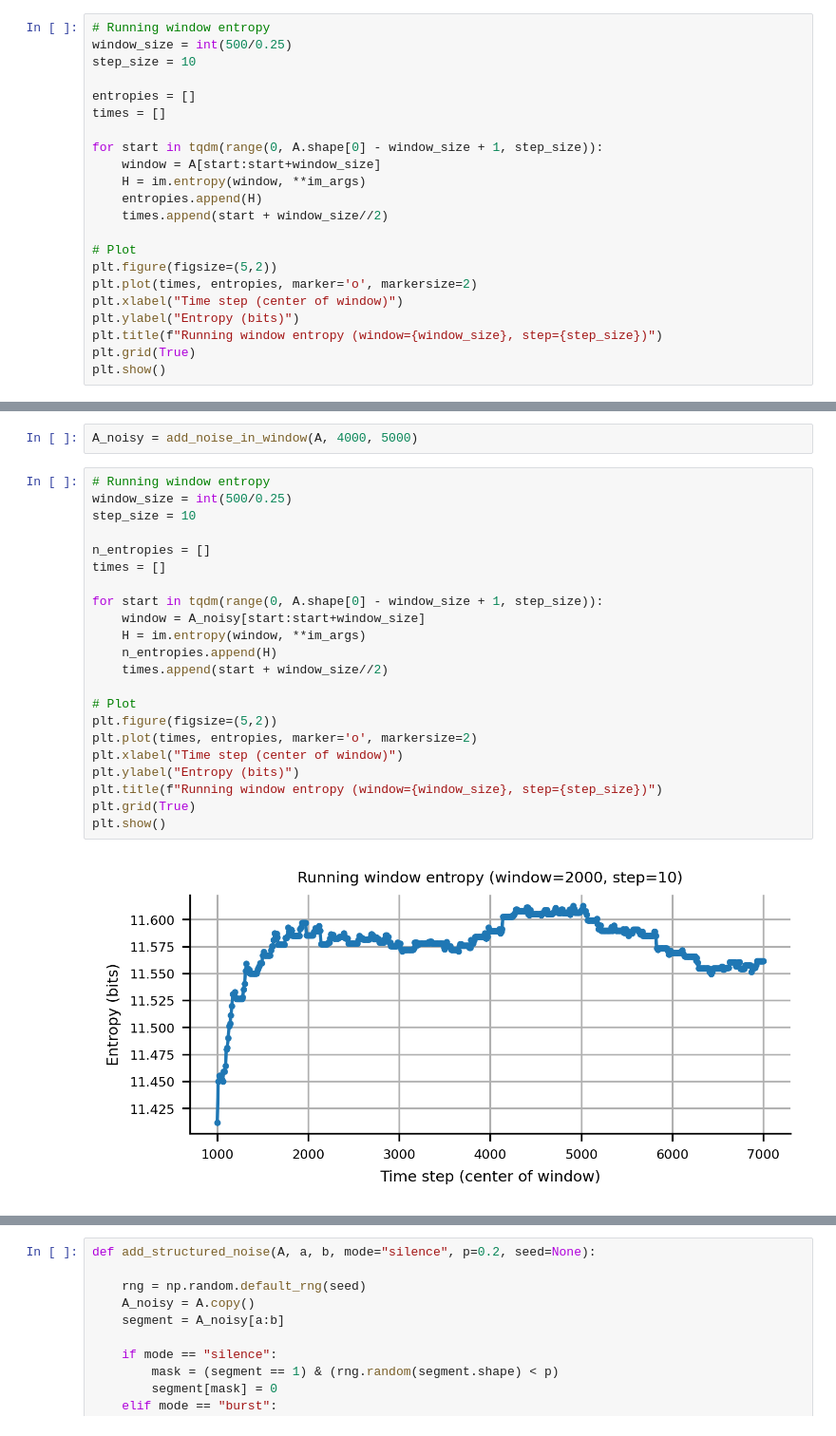
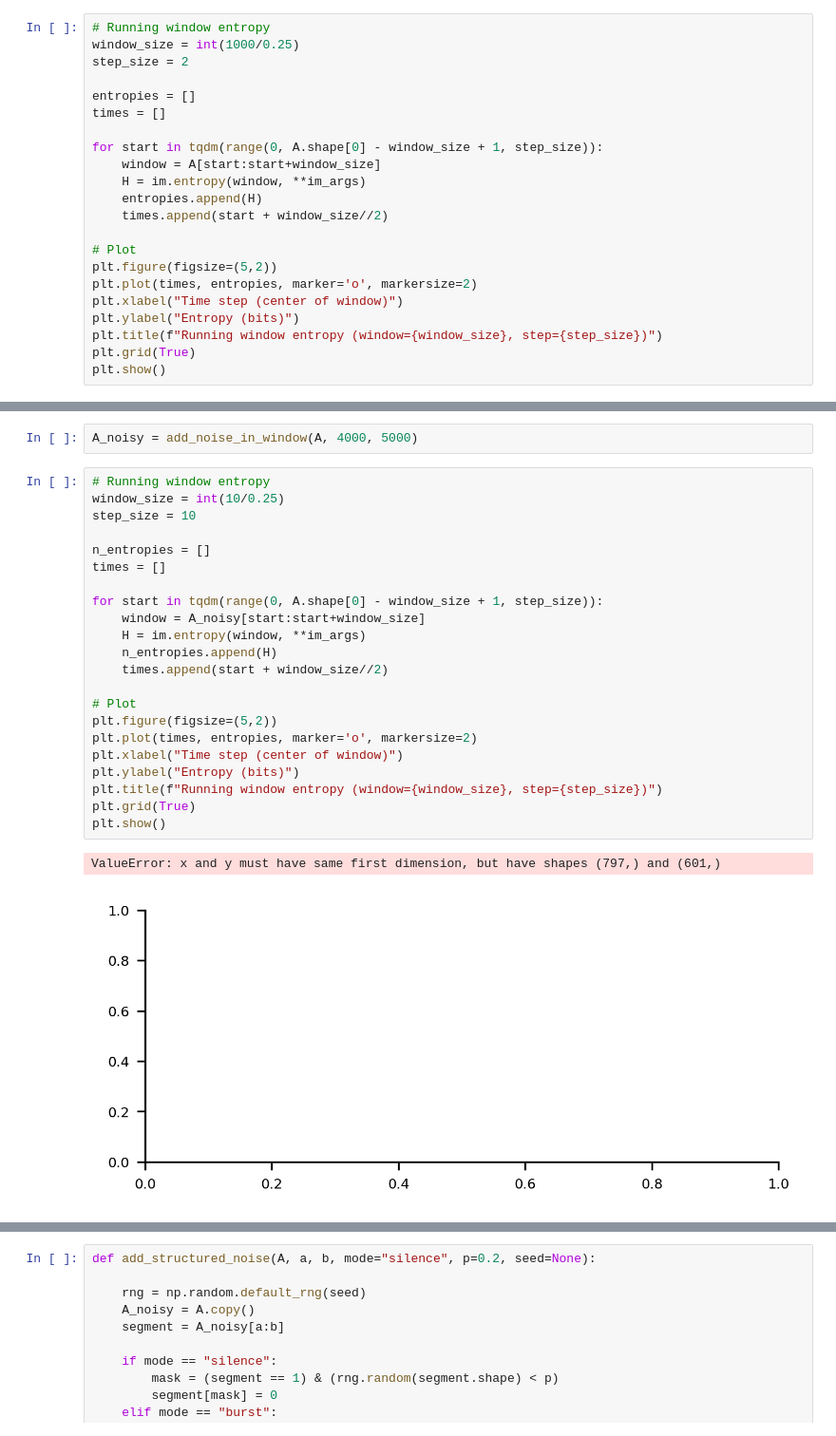
Before and after one commit to mjadiaz/rnjax, a Jupyter notebook: notebooks/resilience_measures.ipynb, the cells around one changed output, grey strips where cells are left out. Shown at 95% size. Saved outputs shown, nothing was run; the diff lists cells and outputs as text.

Commit message:
Non post graph measures

```diff
--- a/notebooks/resilience_measures.ipynb
+++ b/notebooks/resilience_measures.ipynb
@@ -43,8 +43,8 @@ im.entropy(A, **im_args)
 np.float64(13.433150499718995)
 # %%
 # Running window entropy
-window_size = int(500/0.25)
-step_size = 10
+window_size = int(1000/0.25)
+step_size = 2
 
 entropies = []
 times = []
@@ -82,28 +91,29 @@ def add_noise_in_window(A, a, b, p=0.01, seed=None):
 A_noisy = add_noise_in_window(A, 4000, 5000)
 # %%
 # Running window entropy
-window_size = int(500/0.25)
+window_size = int(10/0.25)
 step_size = 10
 
 n_entropies = []
 times = []
 
 for start in tqdm(range(0, A.shape[0] - window_size + 1, step_size)):
     window = A_noisy[start:start+window_size]
     H = im.entropy(window, **im_args)
     n_entropies.append(H)
     times.append(start + window_size//2)
 
 # Plot
 plt.figure(figsize=(5,2))
 plt.plot(times, entropies, marker='o', markersize=2)
 plt.xlabel("Time step (center of window)")
 plt.ylabel("Entropy (bits)")
 plt.title(f"Running window entropy (window={window_size}, step={step_size})")
 plt.grid(True)
 plt.show()
 # %% [output]
+ValueError: x and y must have same first dimension, but have shapes (797,) and (601,)
-[figure, old version]
+[figure, new version]
 # %%
 plot_raster(A_noisy, neurons, final_state.W, T_total=T)
 plt.show()
```
Also changed, not shown: parts of 24 cells of this notebook.
